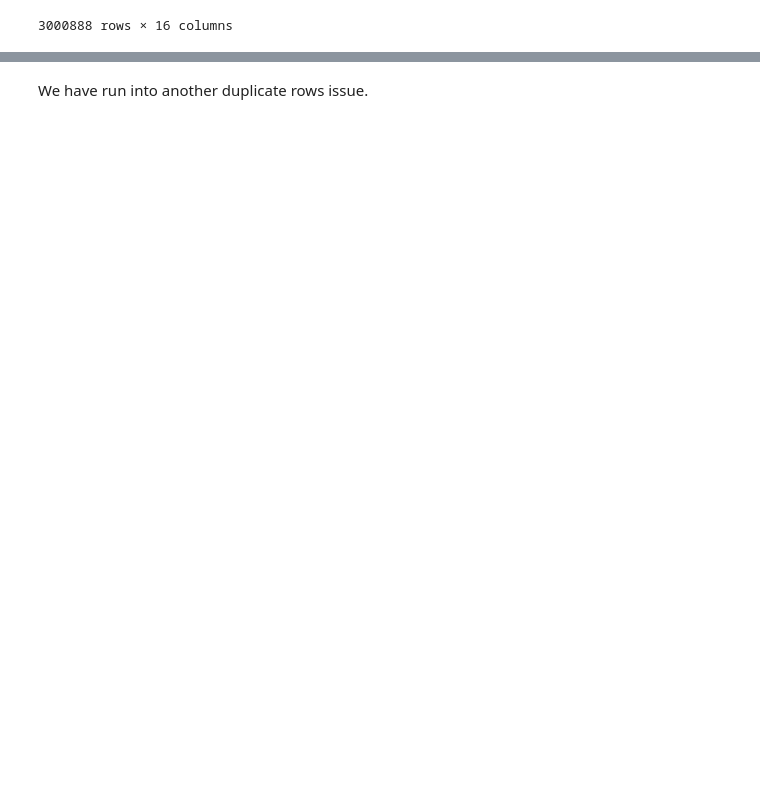
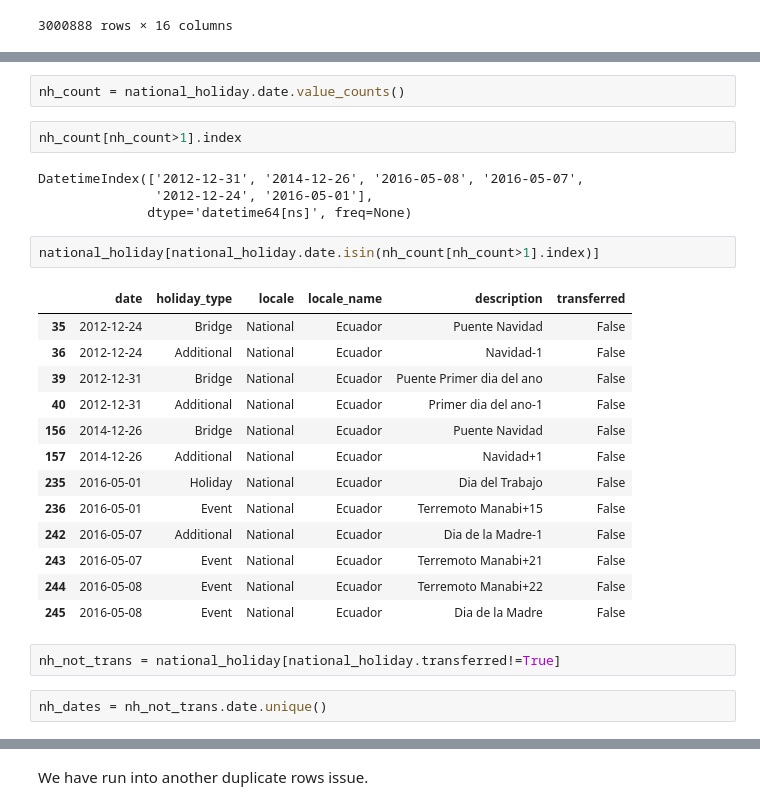
Before and after one commit to mikebobal/springboard, a Jupyter notebook: Capstone 3/CP3 DW3.ipynb, the cells around one changed output, grey strips where cells are left out. Cells and saved outputs as stored; diff of their text form; blank space fills up the shorter version.

```diff
--- a/Capstone 3/CP3 DW3.ipynb
+++ b/Capstone 3/CP3 DW3.ipynb
@@ -672 +676,29 @@ store_info_3
+# %%
+nh_count = national_holiday.date.value_counts()
+# %%
+nh_count[nh_count>1].index
+# %% [output]
+DatetimeIndex(['2012-12-31', '2014-12-26', '2016-05-08', '2016-05-07',
+               '2012-12-24', '2016-05-01'],
+              dtype='datetime64[ns]', freq=None)
+# %%
+national_holiday[national_holiday.date.isin(nh_count[nh_count>1].index)]
+# %% [output]
+|  | date | holiday_type | locale | locale_name | description | transferred |
+| 35 | 2012-12-24 | Bridge | National | Ecuador | Puente Navidad | False |
+| 36 | 2012-12-24 | Additional | National | Ecuador | Navidad-1 | False |
+| 39 | 2012-12-31 | Bridge | National | Ecuador | Puente Primer dia del ano | False |
+| 40 | 2012-12-31 | Additional | National | Ecuador | Primer dia del ano-1 | False |
+| 156 | 2014-12-26 | Bridge | National | Ecuador | Puente Navidad | False |
+| 157 | 2014-12-26 | Additional | National | Ecuador | Navidad+1 | False |
+| 235 | 2016-05-01 | Holiday | National | Ecuador | Dia del Trabajo | False |
+| 236 | 2016-05-01 | Event | National | Ecuador | Terremoto Manabi+15 | False |
+| 242 | 2016-05-07 | Additional | National | Ecuador | Dia de la Madre-1 | False |
+| 243 | 2016-05-07 | Event | National | Ecuador | Terremoto Manabi+21 | False |
+| 244 | 2016-05-08 | Event | National | Ecuador | Terremoto Manabi+22 | False |
+| 245 | 2016-05-08 | Event | National | Ecuador | Dia de la Madre | False |
+# %%
+nh_not_trans = national_holiday[national_holiday.transferred!=True]
+# %%
+nh_dates = nh_not_trans.date.unique()
 # %%
```
Also changed, not shown: parts of 47 cells of this notebook.
